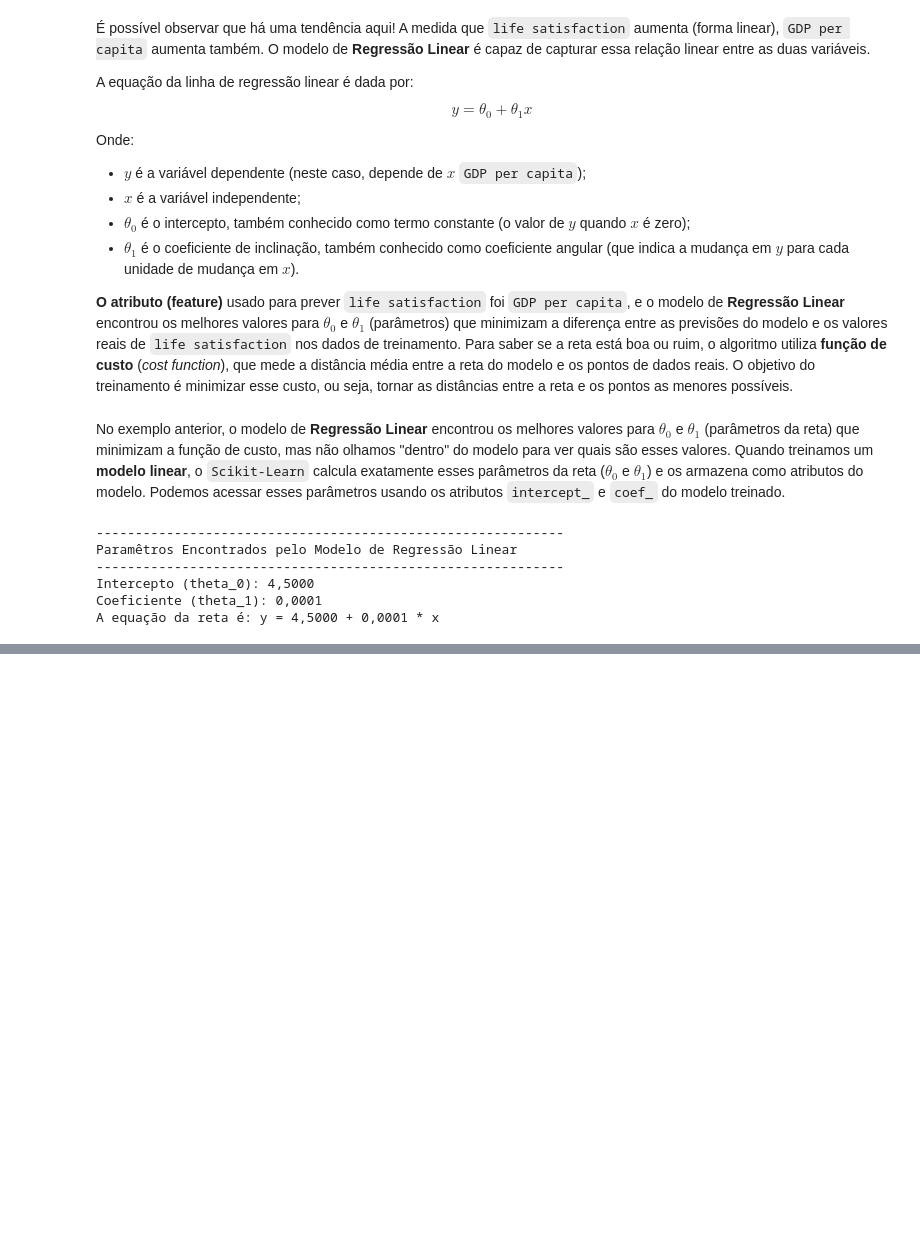
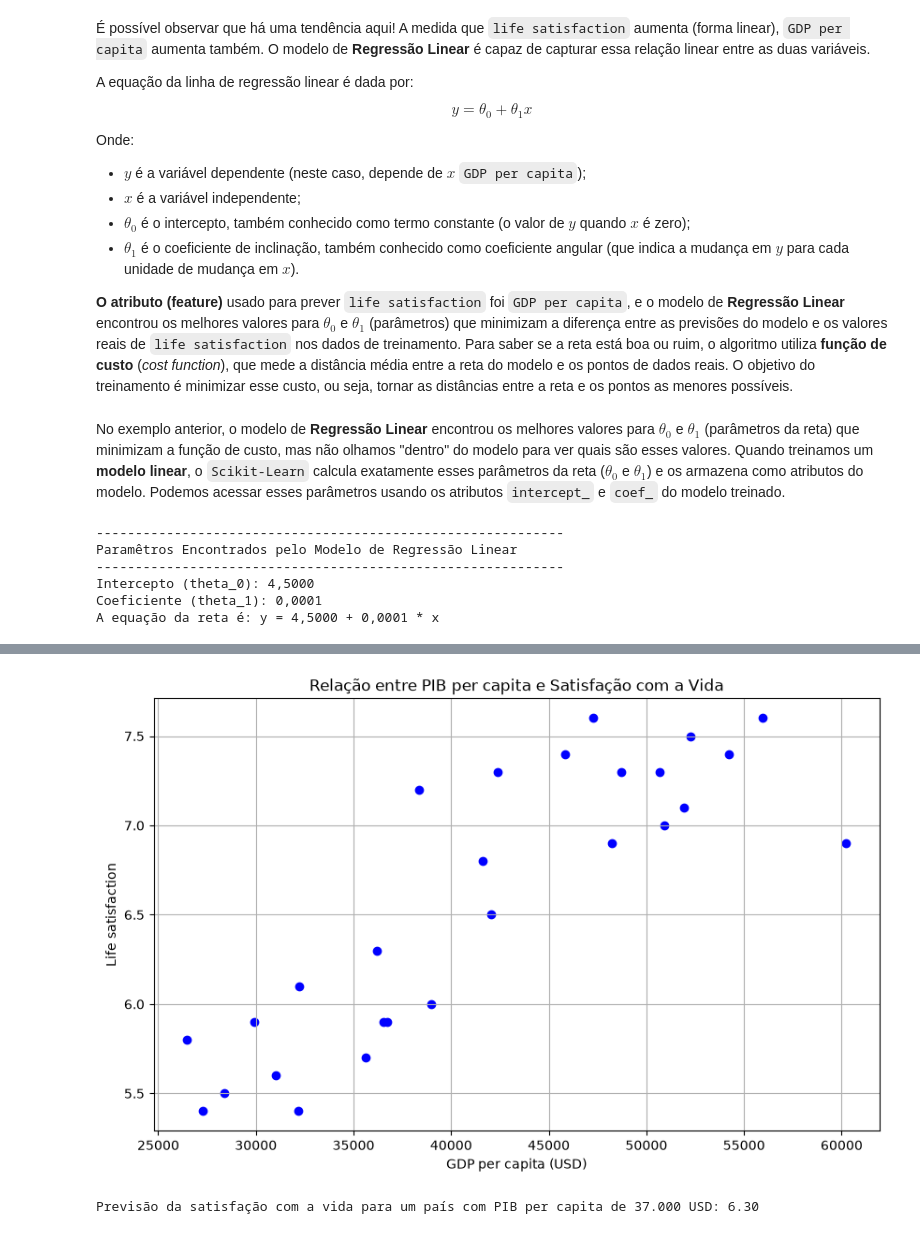
Before and after one commit to Igor-Scalzer010/Data-Science-Notes, a Jupyter notebook: notebooks/book_hands_on_ml/chapter_1.ipynb, the cells around one changed output, grey strips where cells are left out. Drawn from its saved outputs; the diff is of its cells as text; code cells hidden in the pictures; blank space fills up the shorter version.

Commit message:
Adiciona exemplo prático de regressão linear baseado no material do livro: Hands-On ML (#2)
* adicionando o exemplo do uso de regressão linear do livro

```diff
--- a/notebooks/book_hands_on_ml/chapter_1.ipynb
+++ b/notebooks/book_hands_on_ml/chapter_1.ipynb
@@ -110,0 +113,10 @@ A equação da reta é: y = 4,5000 + 0,0001 * x
+# %%
+import matplotlib.pyplot as plt
+import numpy as np
+import pandas as pd
+from sklearn.linear_model import LinearRegression
+
+data_root = "https://raw.githubusercontent.com/ageron/data/main/lifesat/lifesat.csv"
+df = pd.read_csv(data_root)
+
+df.head()
@@ -110,0 +130,3 @@ A equação da reta é: y = 4,5000 + 0,0001 * x
+# %%
+X_train = df[["GDP per capita (USD)"]].values
+y_train = df["Life satisfaction"].values
@@ -110,0 +145,19 @@ A equação da reta é: y = 4,5000 + 0,0001 * x
+# %%
+plt.figure(figsize=(10, 6))
+plt.scatter(X_train, y_train, color='blue')
+plt.xlabel("GDP per capita (USD)")
+plt.ylabel("Life satisfaction")
+plt.title("Relação entre PIB per capita e Satisfação com a Vida")
+plt.grid(True)
+plt.show()
+# %% [output]
+[figure, added]
+# %%
+model = LinearRegression()
+model.fit(X_train, y_train)
+
+X_test = [[37_655.2]]  # Novo dado de entrada para previsão
+predicted_life_satisfaction = model.predict(X_test)
+print(f"Previsão da satisfação com a vida para um país com PIB per capita de 37.000 USD: {predicted_life_satisfaction[0]:.2f}")
+# %% [output]
+Previsão da satisfação com a vida para um país com PIB per capita de 37.000 USD: 6.30
```
Also changed, not shown: parts of 3 cells of this notebook.
